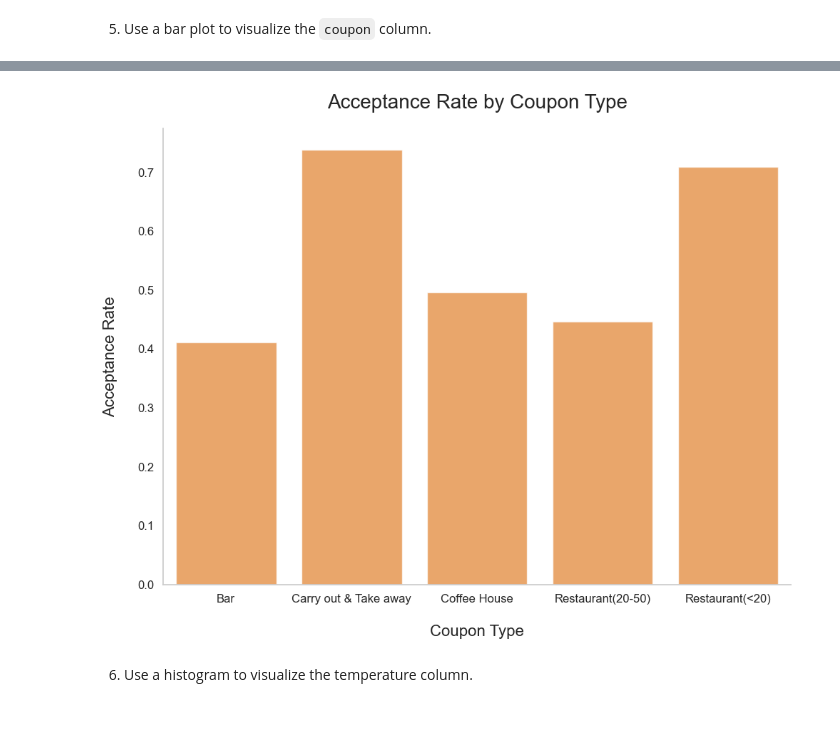
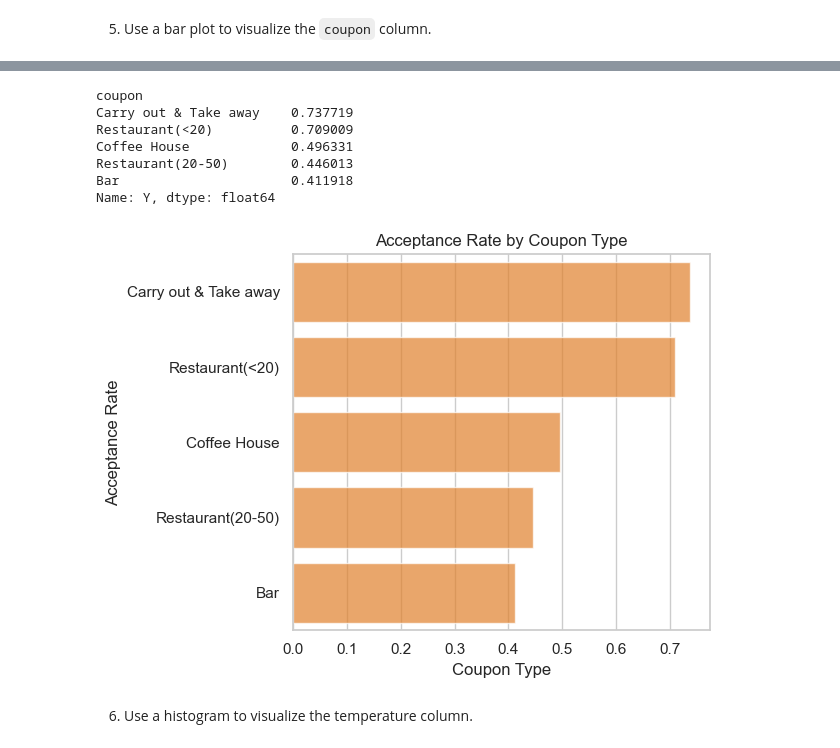
Before and after one commit to rosschu/placeholder1, a Jupyter notebook: coupons.ipynb, the cells around one changed output, grey strips where cells are left out. Cells and saved outputs as stored; diff of their text form; code cells hidden in the pictures; blank space fills up the shorter version.

```diff
--- a/coupons.ipynb
+++ b/coupons.ipynb
@@ -99,3 +64,8 @@ sns.set_palette("tab10")
+# %%
+# Environment settings
+pd.options.display.max_columns = 30
+sns.set_theme(style="whitegrid")
+sns.set_palette("tab10")
 # %% [markdown]
 ### Problems
 
@@ -208,19 +188,29 @@ plt.close()
 # %%
 # Acceptance rate by coupon type
-coupon_acceptance = df.groupby('coupon')['Y'].mean()
+coupon_acceptance = df.groupby('coupon')['Y'].mean().sort_values(ascending=False)
+display(coupon_acceptance)
 
 sns.barplot(
-    x=coupon_acceptance.index,
-    y=coupon_acceptance.values,
+    y=coupon_acceptance.index,
+    x=coupon_acceptance.values,
     color=sns.color_palette()[1], alpha=0.7
 )
 plt.xlabel('Coupon Type')
 plt.ylabel('Acceptance Rate')
 plt.title('Acceptance Rate by Coupon Type')
+plt.tight_layout()
+plt.savefig('images/acceptance_rate.png')
 plt.show()
 plt.close()
 # %% [output]
+coupon
+Carry out & Take away    0.737719
+Restaurant(<20)          0.709009
+Coffee House             0.496331
+Restaurant(20-50)        0.446013
+Bar                      0.411918
+Name: Y, dtype: float64
-[figure, old version]
+[figure, new version]
 # %% [markdown]
 6. Use a histogram to visualize the temperature column.
 # %%
```
Also changed, not shown: parts of 11 cells of this notebook, 12 other files.
